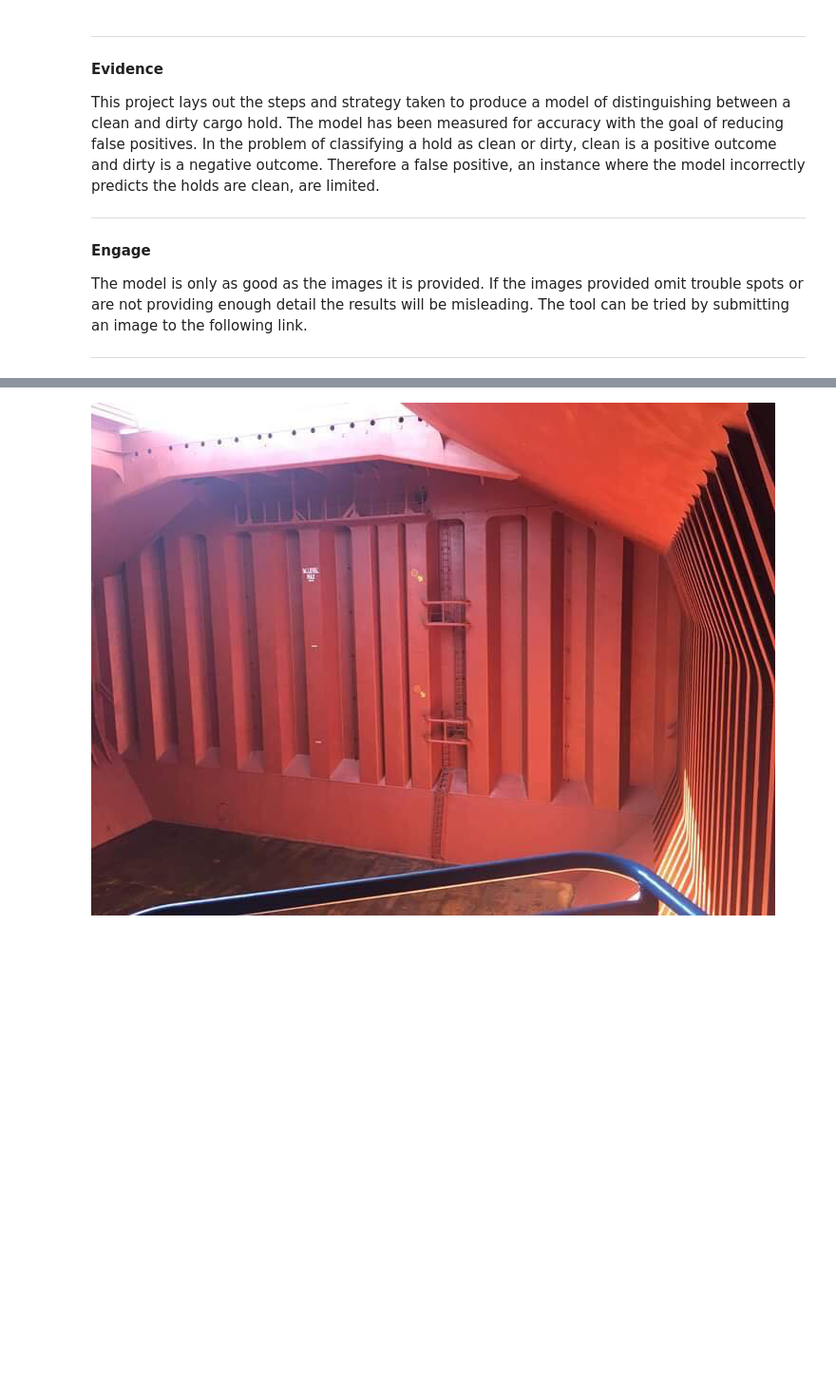
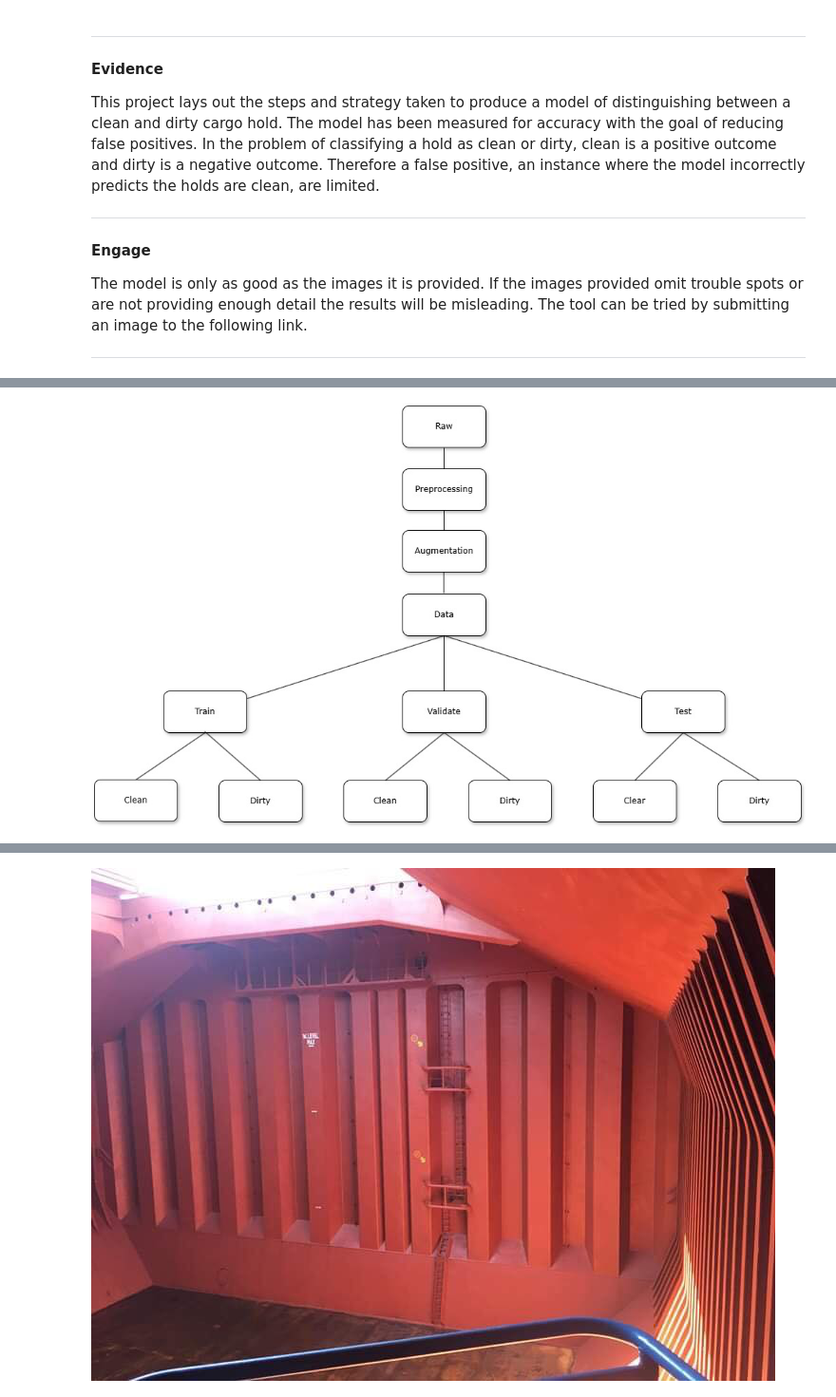
Before and after one commit to oshepad/cargo-holds-image-classification, a Jupyter notebook: code/01_Data.ipynb, the cells around one changed output, grey strips where cells are left out. Shown at 95% size. Cells and saved outputs as stored; diff of their text form; code cells hidden in the pictures; blank space fills up the shorter version.

Commit message:
adding data directory image

```diff
--- a/code/01_Data.ipynb
+++ b/code/01_Data.ipynb
@@ -69,0 +68,5 @@ ___
+# %%
+data_directory_iamge = load_img('../assets/Data_Directory.jpg')
+data_directory_iamge
+# %% [output]
+[figure, added]
```
Also changed, not shown: parts of 3 cells of this notebook, 2 other files.
